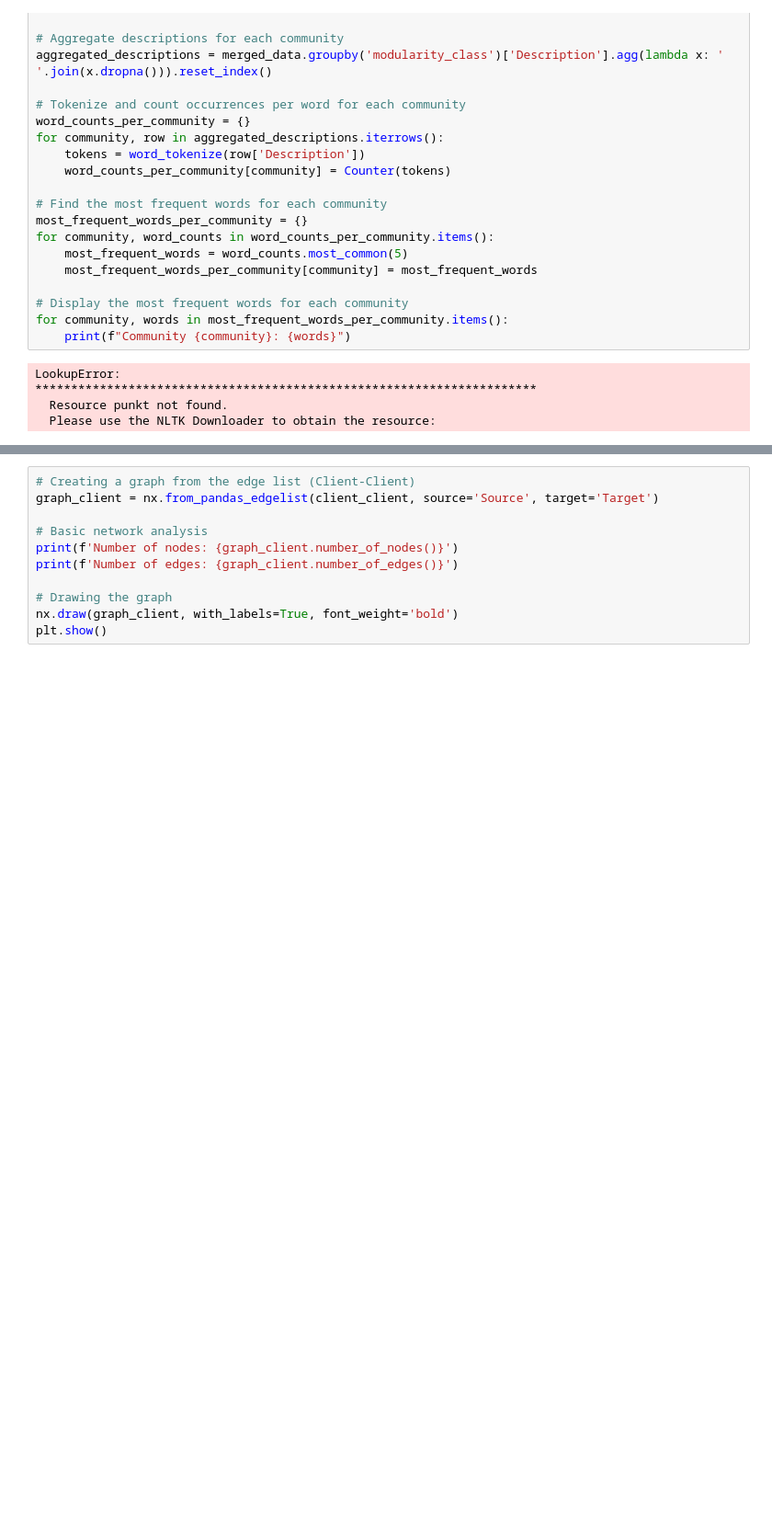
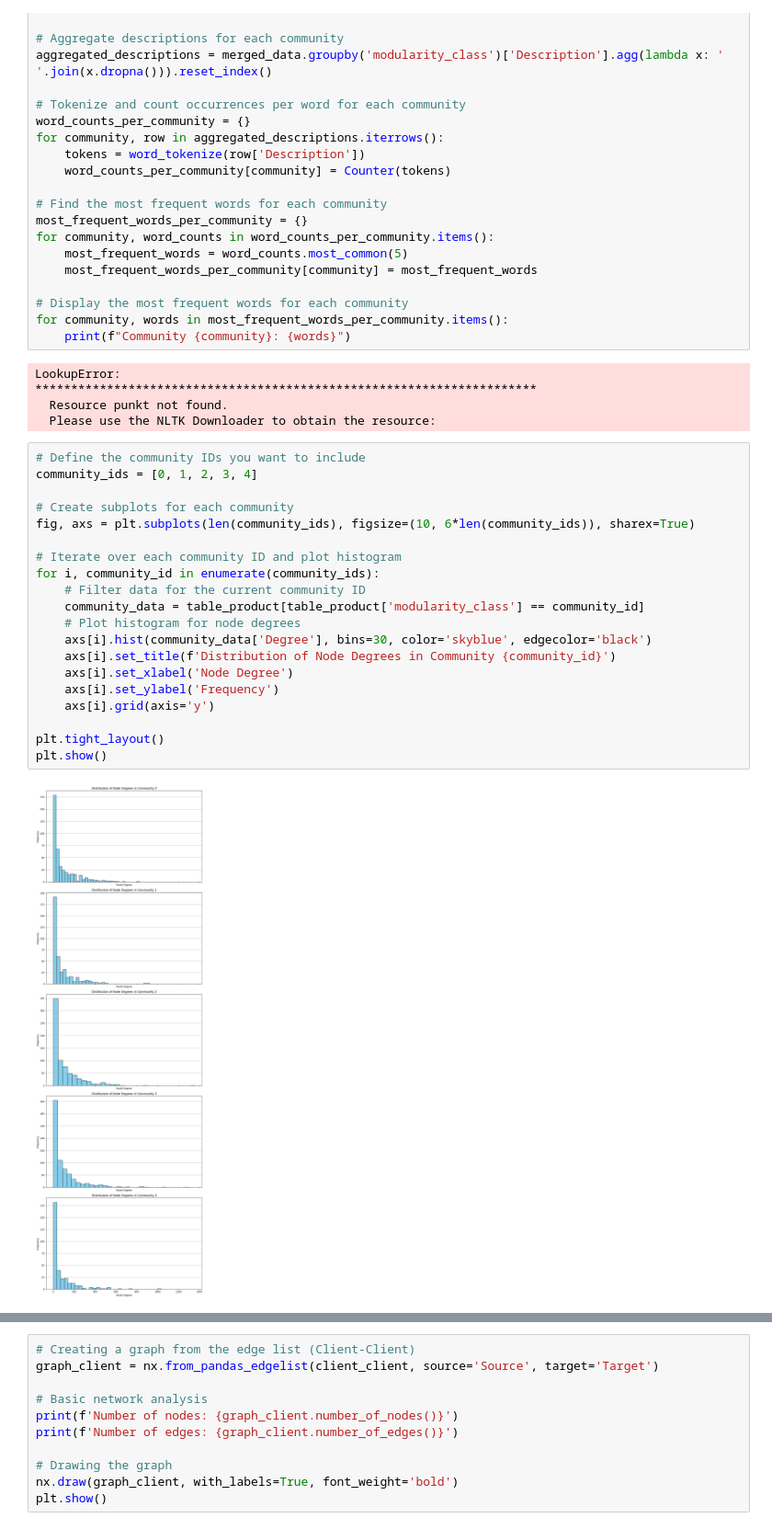
Before and after one commit to DEISI-ULHT-TFC-2023-24/TFC-DEISEI64-E-Commerce, a Jupyter notebook: Community Analysis.ipynb, the cells around one changed output, grey strips where cells are left out. Shown at 92% size. Cells and saved outputs as stored; diff of their text form; blank space fills up the shorter version.

```diff
--- a/Community Analysis.ipynb
+++ b/Community Analysis.ipynb
@@ -79,3 +79,25 @@ LookupError:
 **********************************************************************
   Resource punkt not found.
   Please use the NLTK Downloader to obtain the resource:
+# %%
+# Define the community IDs you want to include
+community_ids = [0, 1, 2, 3, 4]
+
+# Create subplots for each community
+fig, axs = plt.subplots(len(community_ids), figsize=(10, 6*len(community_ids)), sharex=True)
+
+# Iterate over each community ID and plot histogram
+for i, community_id in enumerate(community_ids):
+    # Filter data for the current community ID
+    community_data = table_product[table_product['modularity_class'] == community_id]
+    # Plot histogram for node degrees
+    axs[i].hist(community_data['Degree'], bins=30, color='skyblue', edgecolor='black')
+    axs[i].set_title(f'Distribution of Node Degrees in Community {community_id}')
+    axs[i].set_xlabel('Node Degree')
+    axs[i].set_ylabel('Frequency')
+    axs[i].grid(axis='y')
+
+plt.tight_layout()
+plt.show()
+# %% [output]
+[figure, added]
```
Also changed, not shown: parts of 3 cells of this notebook, 4 other files.
